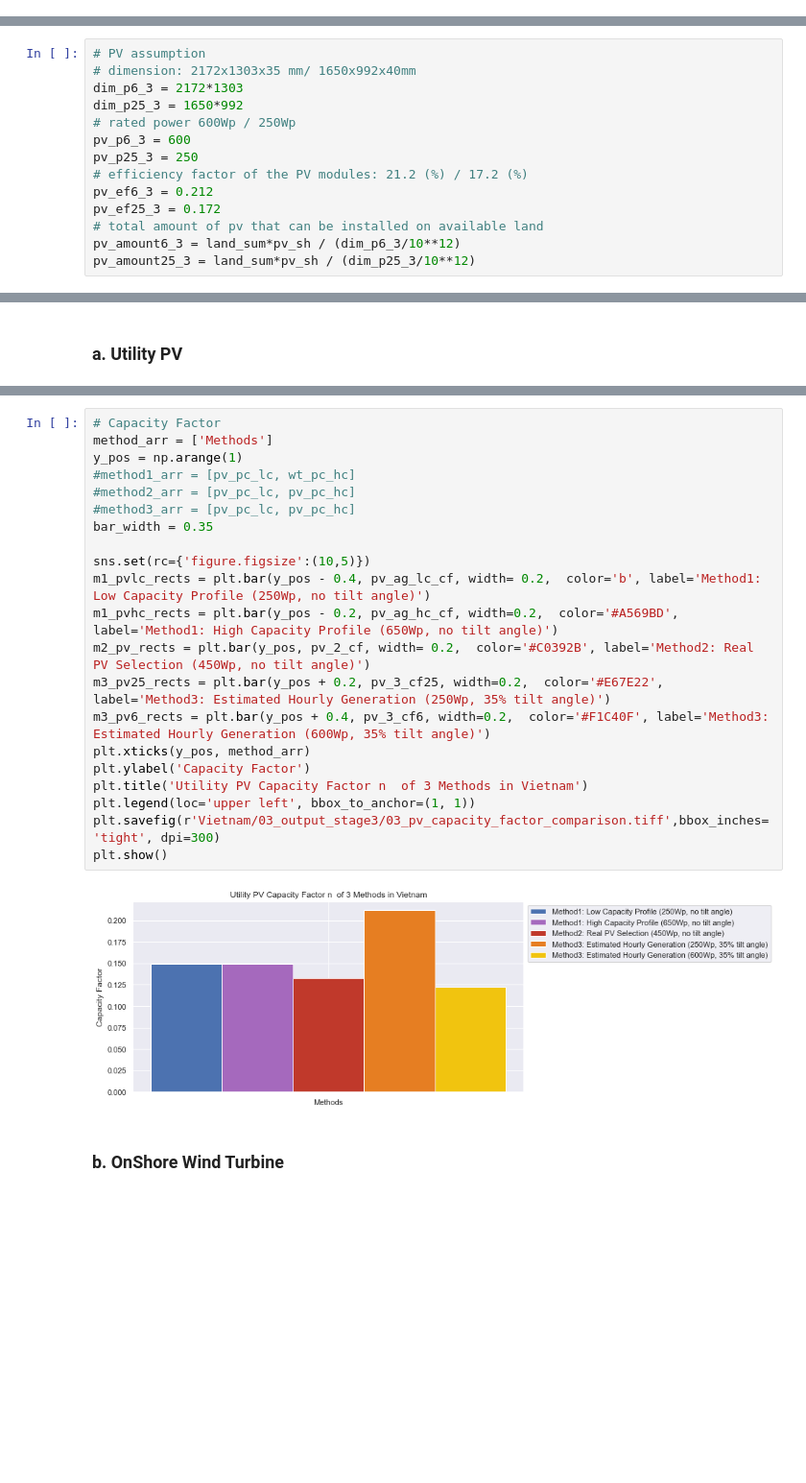
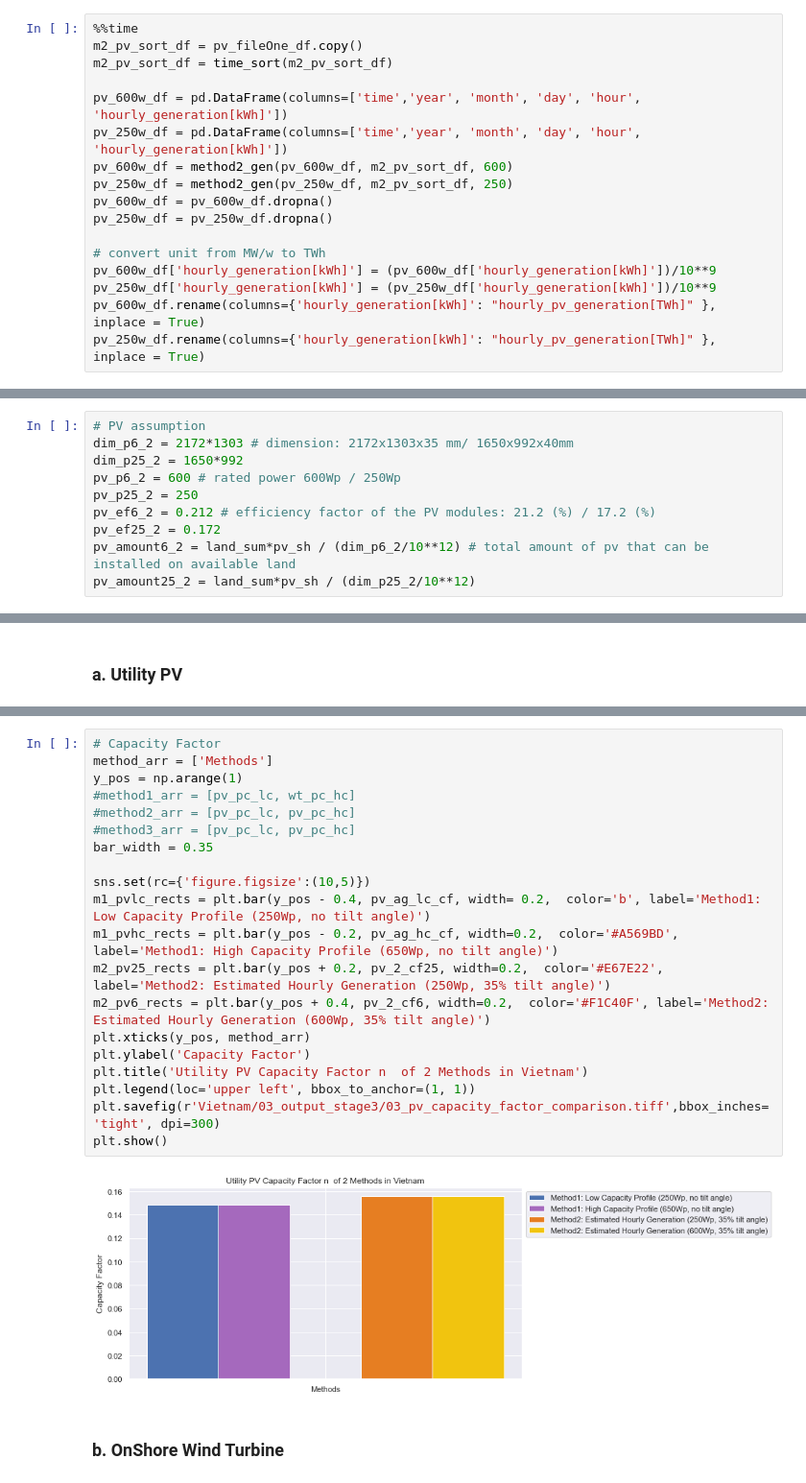
Before and after one commit to agoenergy/Assessment-of-Renewable-Energy-Potentials-based-on-Land-Availability, a Jupyter notebook: 03_capacity_generation_analysis.ipynb, the cells around one changed output, grey strips where cells are left out. Shown at 96% size. Drawn from its saved outputs; the diff is of its cells as text; blank space fills up the shorter version.

Commit message:
v1.5.0
v1.5.0 - Implementation and adjustment of calculation methods of the models

```diff
--- a/03_capacity_generation_analysis.ipynb
+++ b/03_capacity_generation_analysis.ipynb
@@ -887,0 +390,17 @@ wt_75mw_new_df
+# %%
+%%time
+m2_pv_sort_df = pv_fileOne_df.copy()
+m2_pv_sort_df = time_sort(m2_pv_sort_df)
+
+pv_600w_df = pd.DataFrame(columns=['time','year', 'month', 'day', 'hour', 'hourly_generation[kWh]'])
+pv_250w_df = pd.DataFrame(columns=['time','year', 'month', 'day', 'hour', 'hourly_generation[kWh]'])
+pv_600w_df = method2_gen(pv_600w_df, m2_pv_sort_df, 600)
+pv_250w_df = method2_gen(pv_250w_df, m2_pv_sort_df, 250)
+pv_600w_df = pv_600w_df.dropna()
+pv_250w_df = pv_250w_df.dropna()
+
+# convert unit from MW/w to TWh
+pv_600w_df['hourly_generation[kWh]'] = (pv_600w_df['hourly_generation[kWh]'])/10**9
+pv_250w_df['hourly_generation[kWh]'] = (pv_250w_df['hourly_generation[kWh]'])/10**9
+pv_600w_df.rename(columns={'hourly_generation[kWh]': "hourly_pv_generation[TWh]" }, inplace = True)
+pv_250w_df.rename(columns={'hourly_generation[kWh]': "hourly_pv_generation[TWh]" }, inplace = True)
@@ -980,15 +485,11 @@ Efficiency: 17.2 % <br>
 Size: 1650 x 992 x 40 mm<br>
 # %%
 # PV assumption
-# dimension: 2172x1303x35 mm/ 1650x992x40mm
-dim_p6_3 = 2172*1303
-dim_p25_3 = 1650*992
-# rated power 600Wp / 250Wp
-pv_p6_3 = 600
-pv_p25_3 = 250
-# efficiency factor of the PV modules: 21.2 (%) / 17.2 (%)
-pv_ef6_3 = 0.212
-pv_ef25_3 = 0.172
-# total amount of pv that can be installed on available land
-pv_amount6_3 = land_sum*pv_sh / (dim_p6_3/10**12)
-pv_amount25_3 = land_sum*pv_sh / (dim_p25_3/10**12)
+dim_p6_2 = 2172*1303 # dimension: 2172x1303x35 mm/ 1650x992x40mm
+dim_p25_2 = 1650*992
+pv_p6_2 = 600 # rated power 600Wp / 250Wp
+pv_p25_2 = 250
+pv_ef6_2 = 0.212 # efficiency factor of the PV modules: 21.2 (%) / 17.2 (%)
+pv_ef25_2 = 0.172
+pv_amount6_2 = land_sum*pv_sh / (dim_p6_2/10**12) # total amount of pv that can be installed on available land
+pv_amount25_2 = land_sum*pv_sh / (dim_p25_2/10**12)
@@ -1097,26 +582,25 @@ plt.show()
 # %%
 # Capacity Factor
 method_arr = ['Methods']
 y_pos = np.arange(1)
 #method1_arr = [pv_pc_lc, wt_pc_hc]
 #method2_arr = [pv_pc_lc, pv_pc_hc]
 #method3_arr = [pv_pc_lc, pv_pc_hc]
 bar_width = 0.35
 
 sns.set(rc={'figure.figsize':(10,5)})
 m1_pvlc_rects = plt.bar(y_pos - 0.4, pv_ag_lc_cf, width= 0.2,  color='b', label='Method1: Low Capacity Profile (250Wp, no tilt angle)')
 m1_pvhc_rects = plt.bar(y_pos - 0.2, pv_ag_hc_cf, width=0.2,  color='#A569BD', label='Method1: High Capacity Profile (650Wp, no tilt angle)')
-m2_pv_rects = plt.bar(y_pos, pv_2_cf, width= 0.2,  color='#C0392B', label='Method2: Real PV Selection (450Wp, no tilt angle)')
-m3_pv25_rects = plt.bar(y_pos + 0.2, pv_3_cf25, width=0.2,  color='#E67E22', label='Method3: Estimated Hourly Generation (250Wp, 35% tilt angle)')
-m3_pv6_rects = plt.bar(y_pos + 0.4, pv_3_cf6, width=0.2,  color='#F1C40F', label='Method3: Estimated Hourly Generation (600Wp, 35% tilt angle)')
+m2_pv25_rects = plt.bar(y_pos + 0.2, pv_2_cf25, width=0.2,  color='#E67E22', label='Method2: Estimated Hourly Generation (250Wp, 35% tilt angle)')
+m2_pv6_rects = plt.bar(y_pos + 0.4, pv_2_cf6, width=0.2,  color='#F1C40F', label='Method2: Estimated Hourly Generation (600Wp, 35% tilt angle)')
 plt.xticks(y_pos, method_arr)
 plt.ylabel('Capacity Factor')
-plt.title('Utility PV Capacity Factor n  of 3 Methods in Vietnam')
+plt.title('Utility PV Capacity Factor n  of 2 Methods in Vietnam')
 plt.legend(loc='upper left', bbox_to_anchor=(1, 1))
 plt.savefig(r'Vietnam/03_output_stage3/03_pv_capacity_factor_comparison.tiff',bbox_inches='tight', dpi=300)
 plt.show()
 # %% [output]
-[figure, old version]
+[figure, new version]
 # %% [markdown]
 ### b. OnShore Wind Turbine
 # %%
```
Also changed, not shown: parts of 67 cells of this notebook, 5 other files.
